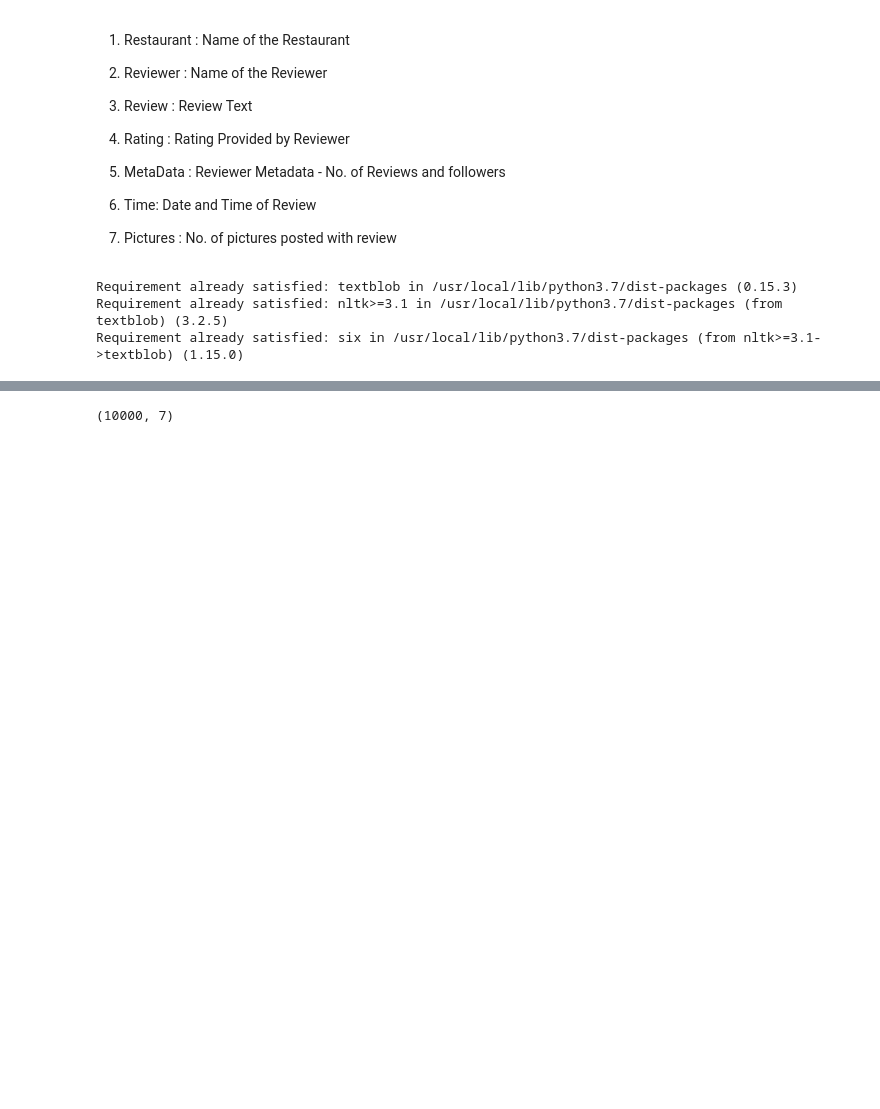
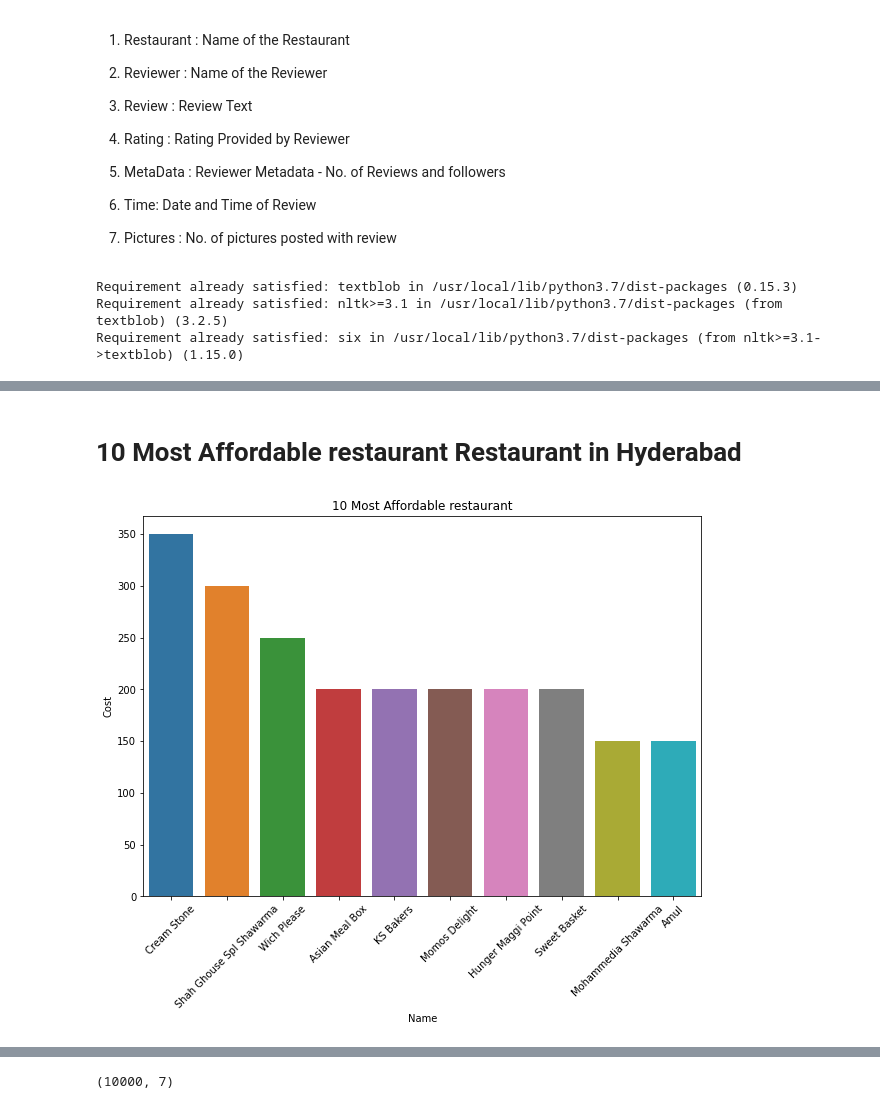
Before and after one commit to VilasSonawane/ZOMATO-RESTAURANT-CLUSTERING-AND-SENTIMENT-ANALYSIS, a Jupyter notebook: Vilas_Copy_of_ZOMATO_RESTAURANT_CLUSTERING_AND_SENTIMENT_ANALYSIS.ipynb, the cells around one changed output, grey strips where cells are left out. Saved outputs shown, nothing was run; the diff lists cells and outputs as text; code cells hidden in the pictures; blank space fills up the shorter version.

```diff
--- a/Vilas_Copy_of_ZOMATO_RESTAURANT_CLUSTERING_AND_SENTIMENT_ANALYSIS.ipynb
+++ b/Vilas_Copy_of_ZOMATO_RESTAURANT_CLUSTERING_AND_SENTIMENT_ANALYSIS.ipynb
@@ -146,0 +316,14 @@ restolist_df.drop('Links', axis = 1, inplace = True)
+# %% [markdown]
+# **10 Most Affordable restaurant Restaurant in Hyderabad**
+# %%
+# checking for 10 Most Affordable restaurant Restaurant
+plt.figure(figsize=(10,7))
+plot = sns.barplot(y='Cost',
+            x="Name",
+            data=names_df,
+            order=names_df.sort_values('Cost',ascending=False).Name[-10:])
+plt.setp(plot.get_xticklabels(), rotation = 45)
+plt.title('10 Most Affordable restaurant')
+plt.show()
+# %% [output]
+[figure, added]
```
Also changed, not shown: parts of 48 cells of this notebook.
